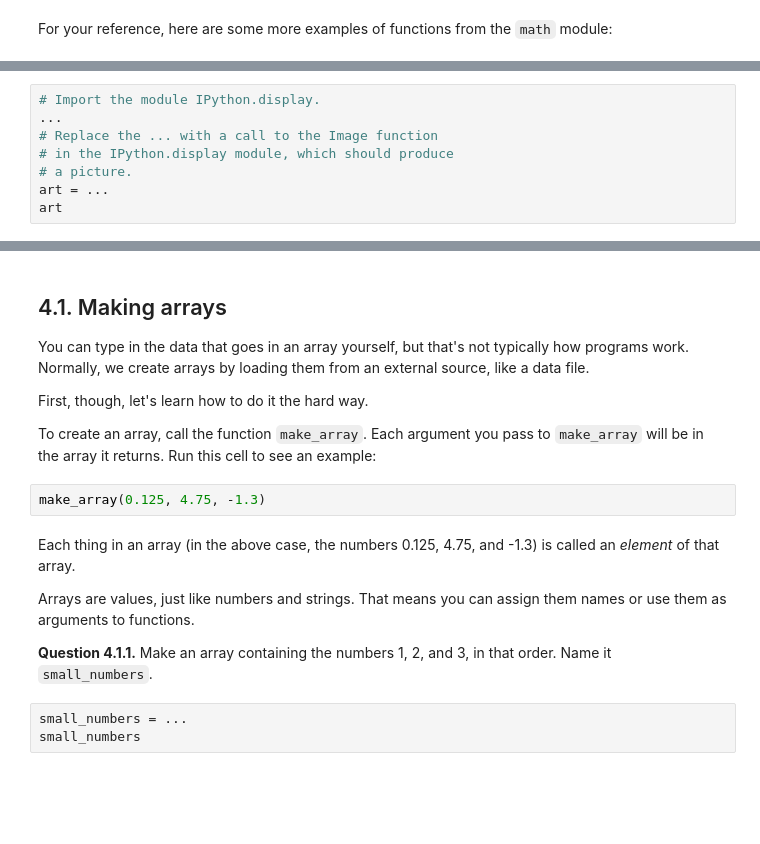
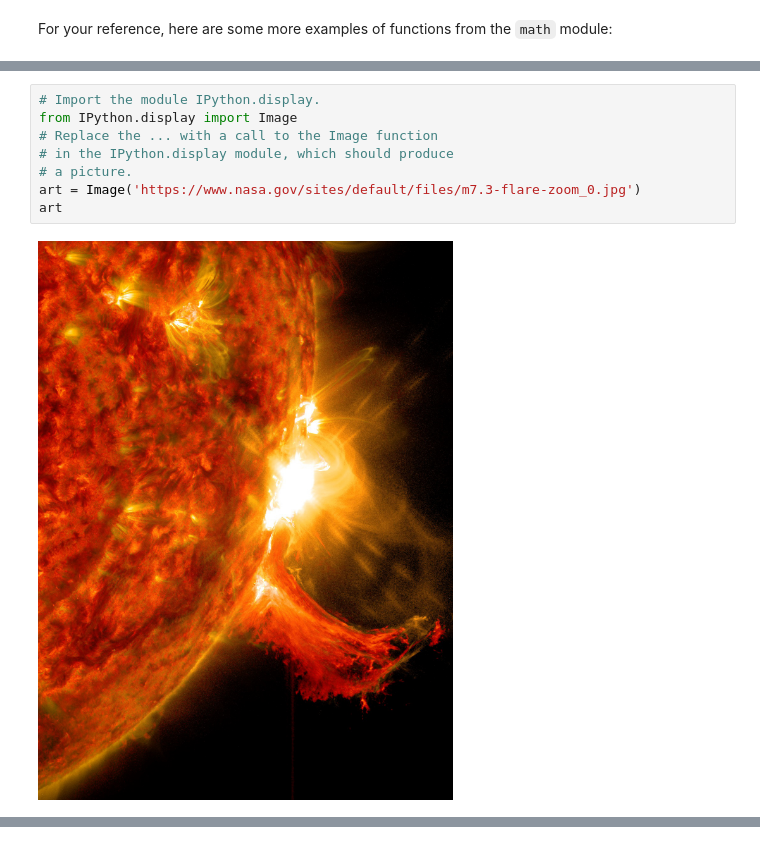
Before and after one commit to bouldersolarreu/programming-tutorials, a Jupyter notebook: python-intro/python_tutorial_2.ipynb, the cells around one changed output, grey strips where cells are left out. Cells and saved outputs as stored; diff of their text form; blank space fills up the shorter version.

```diff
--- a/python-intro/python_tutorial_2.ipynb
+++ b/python-intro/python_tutorial_2.ipynb
@@ -282,11 +330,13 @@ Give the name `art` to the output of the call to `Image`, then make the last lin
 # %%
 # Import the module IPython.display.
-...
+from IPython.display import Image
 # Replace the ... with a call to the Image function
 # in the IPython.display module, which should produce
 # a picture.
-art = ...
+art = Image('https://www.nasa.gov/sites/default/files/m7.3-flare-zoom_0.jpg')
 art
+# %% [output]
+[figure, added]
 # %% [markdown]
 # 4. Arrays
 Up to now, we haven't done much that you couldn't do yourself by hand, without going through the trouble of learning Python.  Computers are most useful when you can use a small amount of code to *do the same action* to *many different things*.
@@ -302,21 +352,3 @@ gives a new array of numbers that's the result of multiplying each number in `bi
 Concretely, an array is like a column in an Excel spreadsheet.
 
 <img src="https://github.com/cu-applied-math/stem-camp-notebooks/blob/master/2021/PythonIntro/figs/excel_array.jpg?raw=1">
-# %% [markdown]
-## 4.1. Making arrays
-You can type in the data that goes in an array yourself, but that's not typically how programs work. Normally, we create arrays by loading them from an external source, like a data file.
-
-First, though, let's learn how to do it the hard way.
-
-To create an array, call the function `make_array`.  Each argument you pass to `make_array` will be in the array it returns.  Run this cell to see an example:
-# %%
-make_array(0.125, 4.75, -1.3)
-# %% [markdown]
-Each thing in an array (in the above case, the numbers 0.125, 4.75, and -1.3) is called an *element* of that array.
-
-Arrays are values, just like numbers and strings.  That means you can assign them names or use them as arguments to functions.
-
-**Question 4.1.1.** Make an array containing the numbers 1, 2, and 3, in that order.  Name it `small_numbers`.
-# %%
-small_numbers = ...
-small_numbers
```
Also changed, not shown: parts of 99 cells of this notebook, 2 other files.
